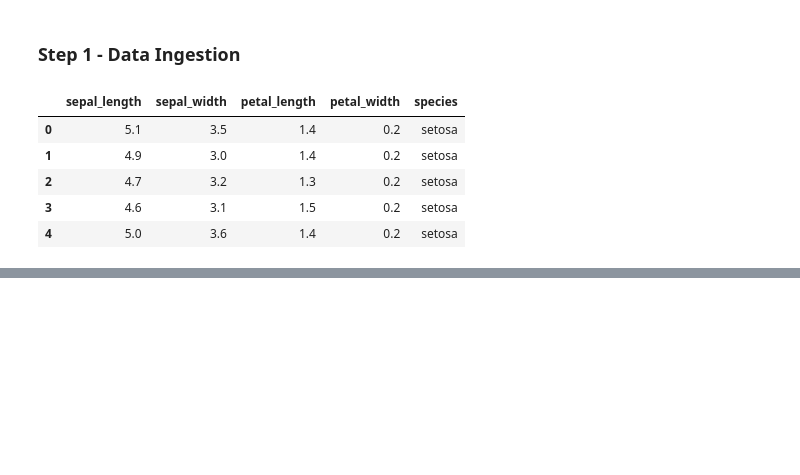
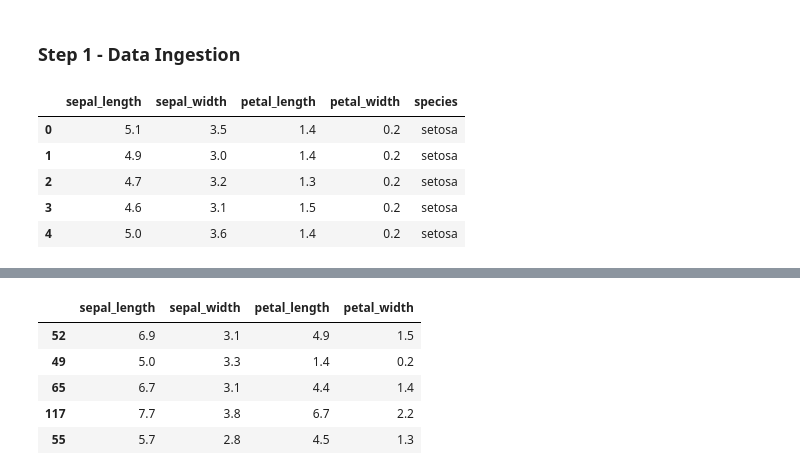
Before and after one commit to utkarshg1/Iris-End-to-End-Project-5pm, a Jupyter notebook: notebook/model.ipynb, the cells around one changed output, grey strips where cells are left out. Cells and saved outputs as stored; diff of their text form; code cells hidden in the pictures; blank space fills up the shorter version.

```diff
--- a/notebook/model.ipynb
+++ b/notebook/model.ipynb
@@ -18,0 +97,9 @@ df.head()
+# %%
+xtrain.head()
+# %% [output]
+|  | sepal_length | sepal_width | petal_length | petal_width |
+| 52 | 6.9 | 3.1 | 4.9 | 1.5 |
+| 49 | 5.0 | 3.3 | 1.4 | 0.2 |
+| 65 | 6.7 | 3.1 | 4.4 | 1.4 |
+| 117 | 7.7 | 3.8 | 6.7 | 2.2 |
+| 55 | 5.7 | 2.8 | 4.5 | 1.3 |
```
Also changed, not shown: parts of 49 cells of this notebook, 1 other file.
